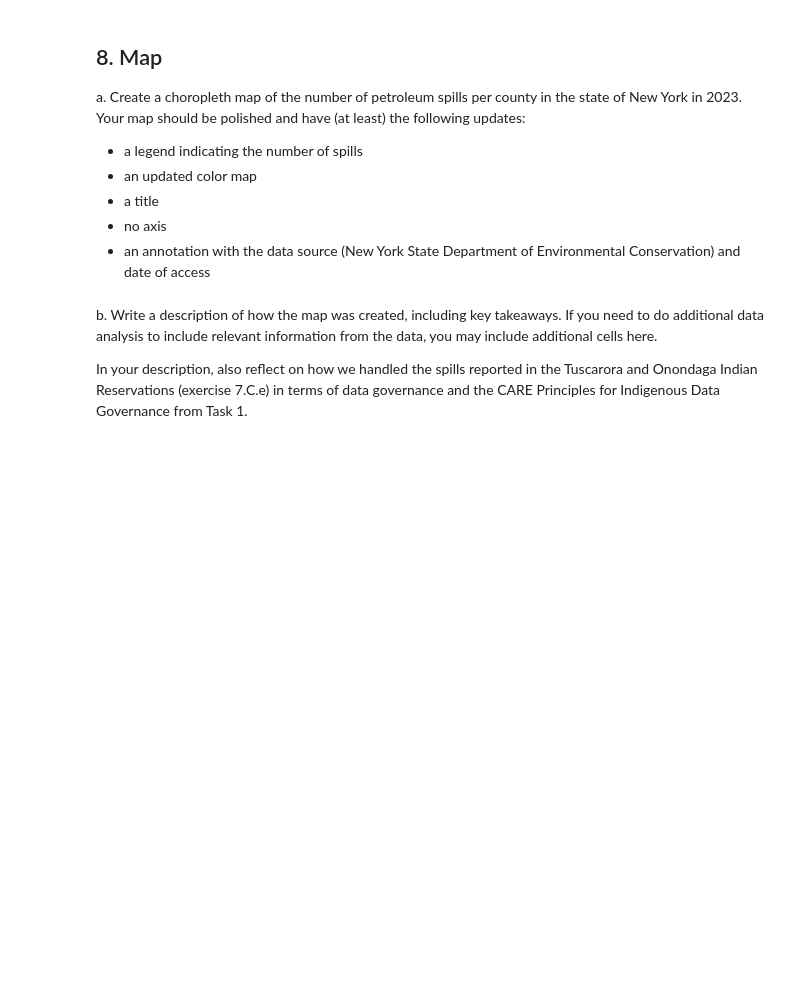
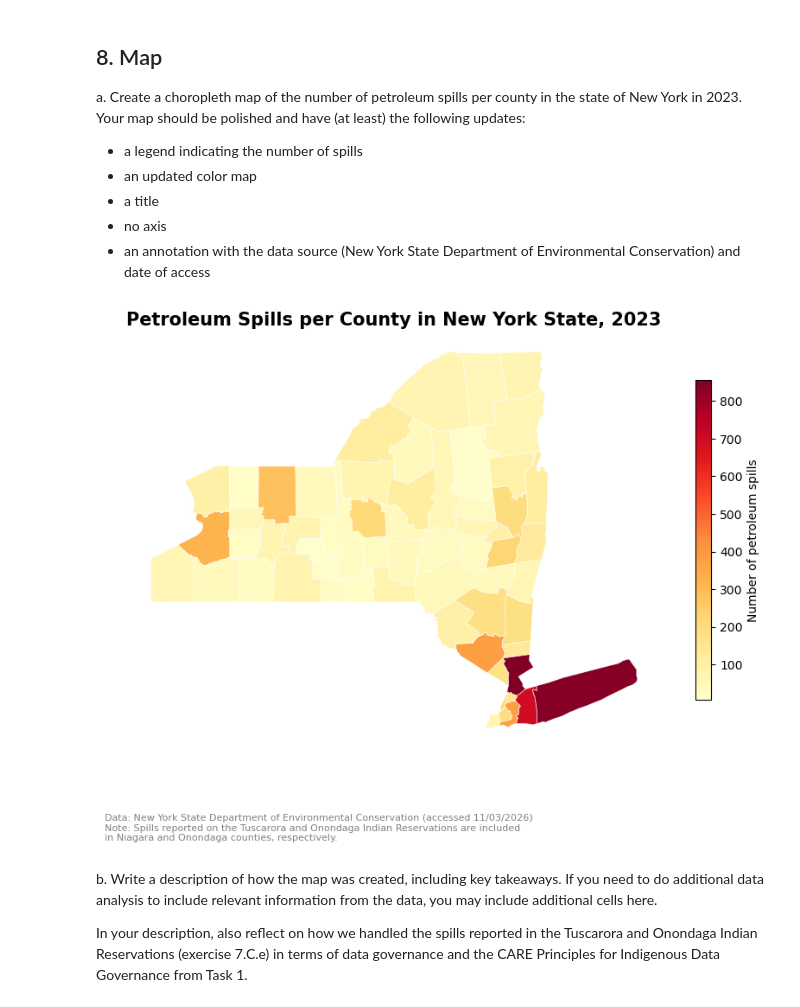
Before and after one commit to kailani-boop/eds220-hwk3, a Jupyter notebook: hwk3-task2-spills.ipynb, the cells around one changed output. Cells and saved outputs as stored; diff of their text form; code cells hidden in the pictures; blank space fills up the shorter version.

```diff
--- a/hwk3-task2-spills.ipynb
+++ b/hwk3-task2-spills.ipynb
@@ -608,5 +595,11 @@ a. Use this cell to make any other updates needed for making an inner join of th
+# %%
+# a. Renaming the name column to county
+ny_counties = ny_counties.rename(columns = {'name': 'county'})
 # %% [markdown]
 b. Store the inner join of the `spills_per_county` and `ny_counties` dataframes in a new variable named `ny_spills`.
+# %%
+# b. Merging the data frames together into a new variable
+ny_spills = pd.merge(spills_per_county, ny_counties, how = 'inner', on = 'county')
 # %% [markdown]
 <!-- BEGIN QUESTION -->
 
@@ -613,0 +624,4 @@ c. An inner join only keeps the rows whose `county` appears in both dataframes,
+# %%
+# Looking at what exactly was dropped and their respective spill counts
+dropped = spills_per_county[~spills_per_county['county'].isin(ny_spills['county'])]
+dropped
@@ -628,0 +657,8 @@ e. Since the reservations do not appear in the `ny_counties` dataframe, add the
+# %%
+# Get the reservation spill counts
+tuscarora = dropped.loc[dropped['county'] == 'Tuscarora Indian Reservation', 'n_spills'].item()
+onondaga_res = dropped.loc[dropped['county'] == 'Onondaga Indian Reservation', 'n_spills'].item()
+
+# Add them to their surrounding counties
+ny_spills.loc[ny_spills['county'] == 'Niagara', 'n_spills'] += tuscarora
+ny_spills.loc[ny_spills['county'] == 'Onondaga', 'n_spills'] += onondaga_res
@@ -635,6 +679,35 @@ Your map should be polished and have (at least) the following updates:
 - a title
 - no axis
 - an annotation with the data source (New York State Department of Environmental Conservation) and date of access
+# %%
+# pd.merge with a regular DataFrame on the left returns a plain DataFrame,
+# so convert it back to a GeoDataFrame before plotting
+ny_spills = gpd.GeoDataFrame(ny_spills, geometry='geometry', crs=ny_counties.crs)
+
+fig, ax = plt.subplots(figsize=(10, 8))
+
+ny_spills.plot(ax = ax,
+               column = 'n_spills',
+               cmap = 'YlOrRd',
+               edgecolor = 'white',
+               linewidth = 0.4,
+               legend = True,
+               legend_kwds = {'label': 'Number of petroleum spills',
+                             'shrink': 0.6})
+
+ax.set_title('Petroleum Spills per County in New York State, 2023',
+             fontsize = 15, fontweight = 'bold')
+ax.axis('off')
+
+fig.text(0.1, 0.06,
+         'Data: New York State Department of Environmental Conservation (accessed 11/03/2026)\n'
+         'Note: Spills reported on the Tuscarora and Onondaga Indian Reservations are included\n'
+         'in Niagara and Onondaga counties, respectively.',
+         fontsize = 8, color = 'gray', ha = 'left')
+
+plt.show()
+# %% [output]
+[figure, added]
 # %% [markdown]
 b. Write a description of how the map was created, including key takeaways. If you need to do additional data analysis to include relevant information from the data, you may include additional cells here.
 
```
Also changed, not shown: parts of 13 cells of this notebook.
